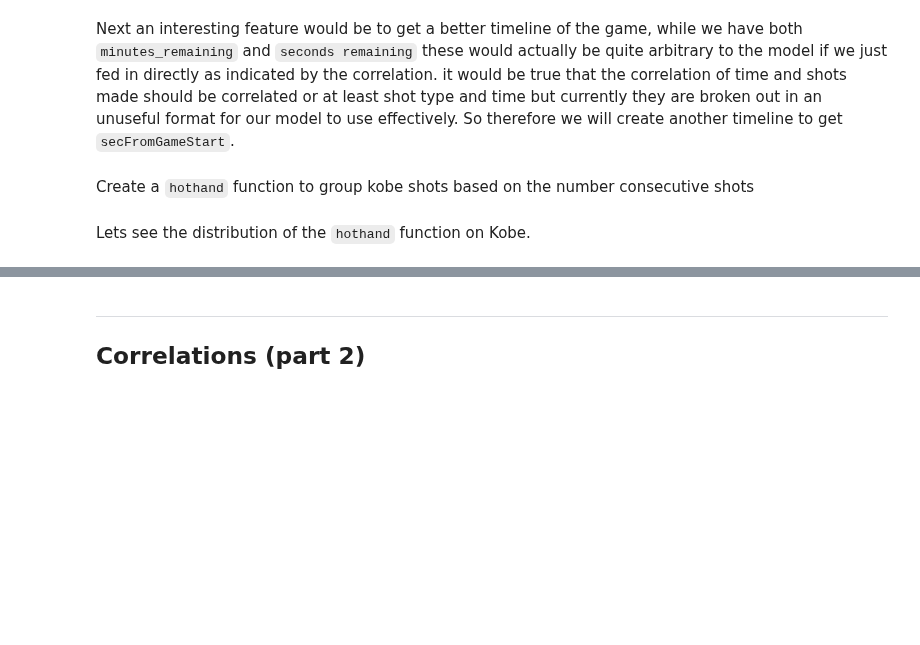
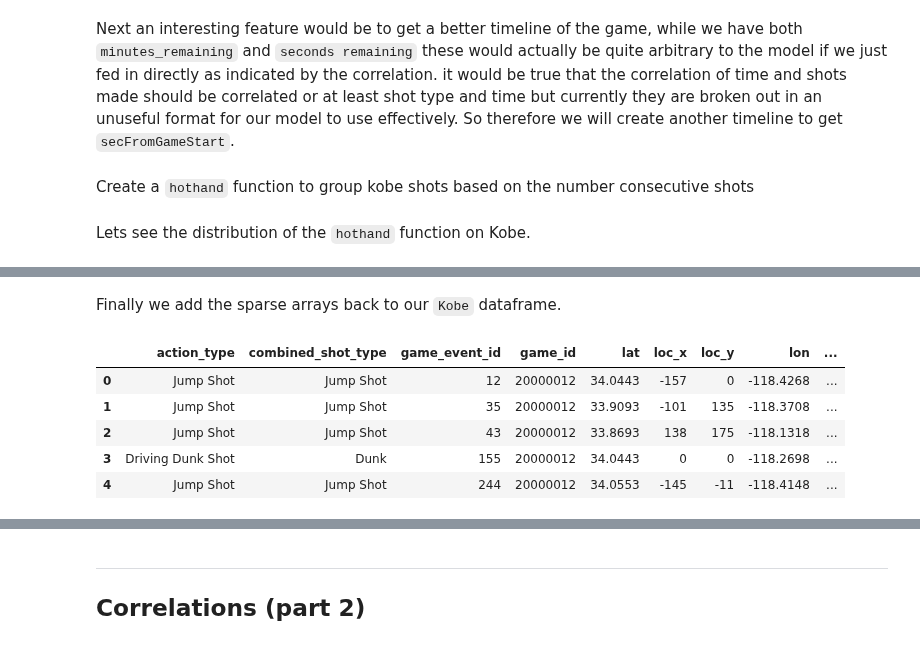
Before and after one commit to naivelogic/Machine_Learning_Notebooks, a Jupyter notebook: Kobe Bryant Shot Selection.ipynb, the cells around one changed output, grey strips where cells are left out. Drawn from its saved outputs; the diff is of its cells as text; code cells hidden in the pictures; blank space fills up the shorter version.

```diff
--- a/Kobe Bryant Shot Selection.ipynb
+++ b/Kobe Bryant Shot Selection.ipynb
@@ -262,0 +306,4 @@ sns.catplot(x="hot_hand", y="shot_id", hue="shot_made_flag",
+# %%
+kobe['range_encoded'] = le_shot_zone_range.fit_transform(kobe.shot_zone_range)
+kobe['type_encoded'] = le_shot_type.fit_transform(kobe.shot_type)
+kobe['basic_encoded'] = le_shot_zone_basic.fit_transform(kobe.shot_zone_basic)
@@ -284,0 +332,6 @@ from sklearn.preprocessing import OneHotEncoder
+# %%
+from sklearn.preprocessing import OneHotEncoder
+
+range_ohe = OneHotEncoder()
+type_ohe = OneHotEncoder()
+basic_ohe = OneHotEncoder()
@@ -284,0 +342,4 @@ from sklearn.preprocessing import OneHotEncoder
+# %%
+Xrange = range_ohe.fit_transform(kobe.range_encoded.values.reshape(-1, 1)).toarray()
+Xtype = type_ohe.fit_transform(kobe.type_encoded.values.reshape(-1, 1)).toarray()
+Xbasic = basic_ohe.fit_transform(kobe.basic_encoded.values.reshape(-1, 1)).toarray()
@@ -284,0 +358,23 @@ from sklearn.preprocessing import OneHotEncoder
+# %% [markdown]
+Finally we add the sparse arrays back to our `Kobe` dataframe.
+# %%
+# shot_zone_range
+dfOneHot = pd.DataFrame(Xrange, columns = ['range_'+str(int(i)) for i in range(Xrange.shape[1])])
+kobe = pd.concat([kobe, dfOneHot], axis=1)
+
+# shot_type
+dfOneHot = pd.DataFrame(Xtype, columns = ['type_'+str(int(i)) for i in range(Xtype.shape[1])])
+kobe = pd.concat([kobe, dfOneHot], axis=1)
+
+# shot_zone_basic
+dfOneHot = pd.DataFrame(Xbasic, columns = ['basic_'+str(int(i)) for i in range(Xbasic.shape[1])])
+kobe = pd.concat([kobe, dfOneHot], axis=1)
+# %%
+kobe.head()
+# %% [output]
+|  | action_type | combined_shot_type | game_event_id | game_id | lat | loc_x | loc_y | lon | ... |
+| 0 | Jump Shot | Jump Shot | 12 | 20000012 | 34.0443 | -157 | 0 | -118.4268 | ... |
+| 1 | Jump Shot | Jump Shot | 35 | 20000012 | 33.9093 | -101 | 135 | -118.3708 | ... |
+| 2 | Jump Shot | Jump Shot | 43 | 20000012 | 33.8693 | 138 | 175 | -118.1318 | ... |
+| 3 | Driving Dunk Shot | Dunk | 155 | 20000012 | 34.0443 | 0 | 0 | -118.2698 | ... |
+| 4 | Jump Shot | Jump Shot | 244 | 20000012 | 34.0553 | -145 | -11 | -118.4148 | ... |
```
Also changed, not shown: parts of 59 cells of this notebook.
